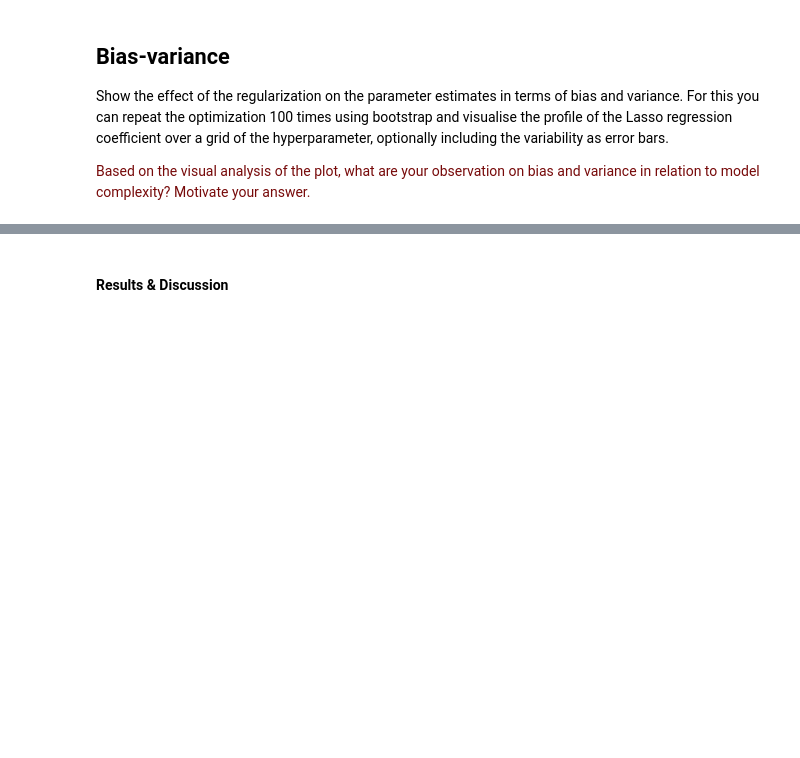
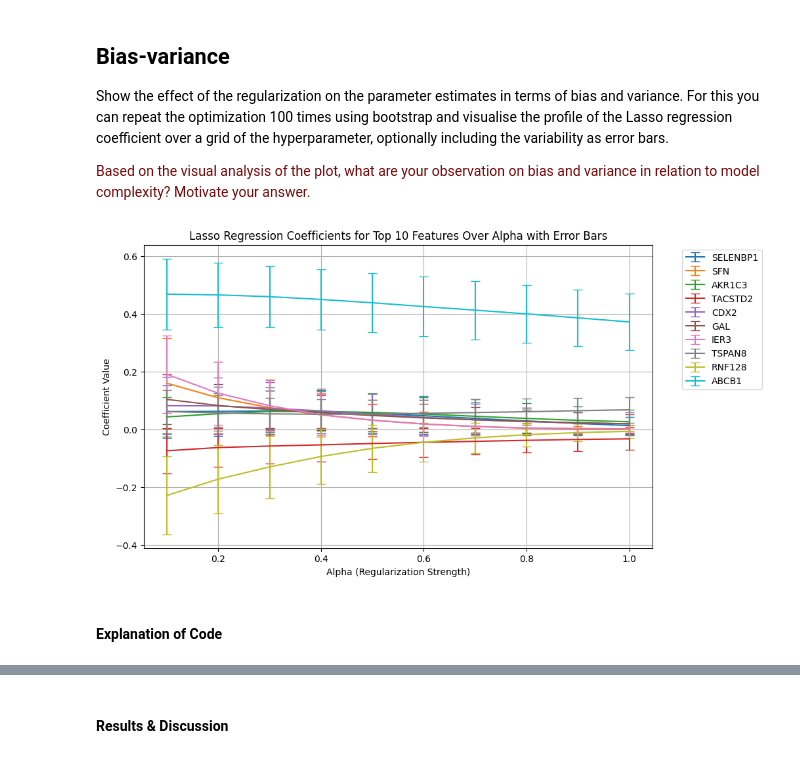
Before and after one commit to ShreyaSajid/8dm50-machine-learning, a Jupyter notebook: practicals/week_3.ipynb, the cells around one changed output, grey strips where cells are left out. Cells and saved outputs as stored; diff of their text form; code cells hidden in the pictures; blank space fills up the shorter version.

```diff
--- a/practicals/week_3.ipynb
+++ b/practicals/week_3.ipynb
@@ -400,3 +400,47 @@ No, the intercept typically should not be regularized in Lasso and Ridge regress
 Show the effect of the regularization on the parameter estimates in terms of bias and variance. For this you can repeat the optimization 100 times using bootstrap and visualise the profile of the Lasso regression coefficient over a grid of the hyperparameter, optionally including the variability as error bars.
 
 <p><font color='#770a0a'>Based on the visual analysis of the plot, what are your observation on bias and variance in relation to model complexity? Motivate your answer.</font></p>
+# %%
+import numpy as np
+import matplotlib.pyplot as plt
+from sklearn.utils import resample
+
+# Number of bootstrap samples
+n_bootstrap = 100
+
+# Store the coefficients for each bootstrap sample and for different alpha values
+alpha_values = np.linspace(0.1, 1.0, 10)
+coefficients = np.zeros((n_bootstrap, len(alpha_values), gene_expression.shape[1]))
+
+# Perform bootstrap sampling and fit Lasso for different alphas
+for i in range(n_bootstrap):
+    X_resampled, y_resampled = resample(gene_expression, drug_response)
+    for j, alpha in enumerate(alpha_values):
+        lasso = Lasso(alpha=alpha)
+        lasso.fit(X_resampled, y_resampled)
+        coefficients[i, j, :] = lasso.coef_
+
+# Calculate the mean and standard deviation of the coefficients across bootstrap samples
+coef_mean = np.mean(coefficients, axis=0)
+coef_std = np.std(coefficients, axis=0)
+
+N = 10  # here we are considering the top N features for plotting
+top_features_indices = np.argsort(np.abs(coef_mean).mean(axis=0))[-N:]
+top_feature_names = gene_expression.columns[top_features_indices]
+
+# Plot the profile of the top N Lasso coefficients over the grid of alphas
+plt.figure(figsize=(10, 6))
+for k in top_features_indices:
+    feature_name = gene_expression.columns[k]
+    plt.errorbar(alpha_values, coef_mean[:, k], yerr=coef_std[:, k], label=feature_name, capsize=5)
+
+plt.xlabel('Alpha (Regularization Strength)')
+plt.ylabel('Coefficient Value')
+plt.title(f'Lasso Regression Coefficients for Top {N} Features Over Alpha with Error Bars')
+plt.legend(bbox_to_anchor=(1.05, 1), loc='upper left')
+plt.grid(True)
+plt.show()
+# %% [output]
+[figure, added]
+# %% [markdown]
+#### Explanation of Code
```
Also changed, not shown: parts of 2 cells of this notebook.
